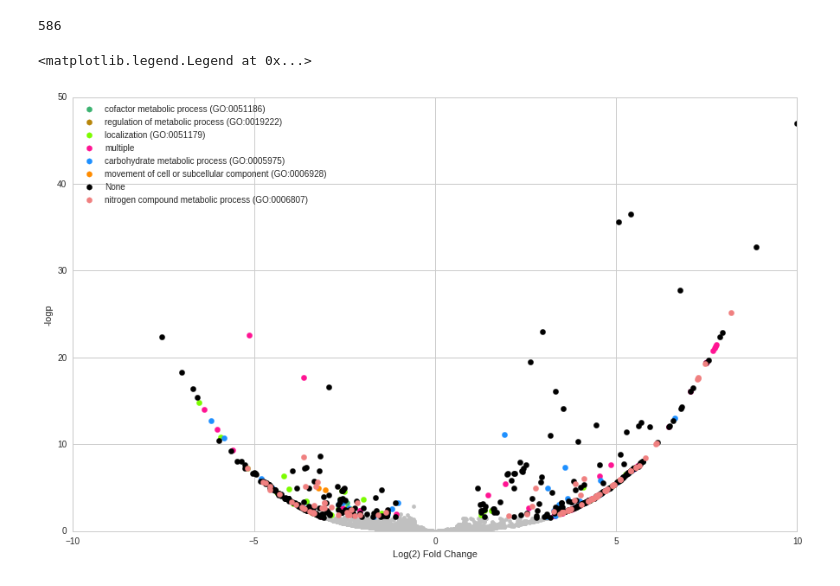
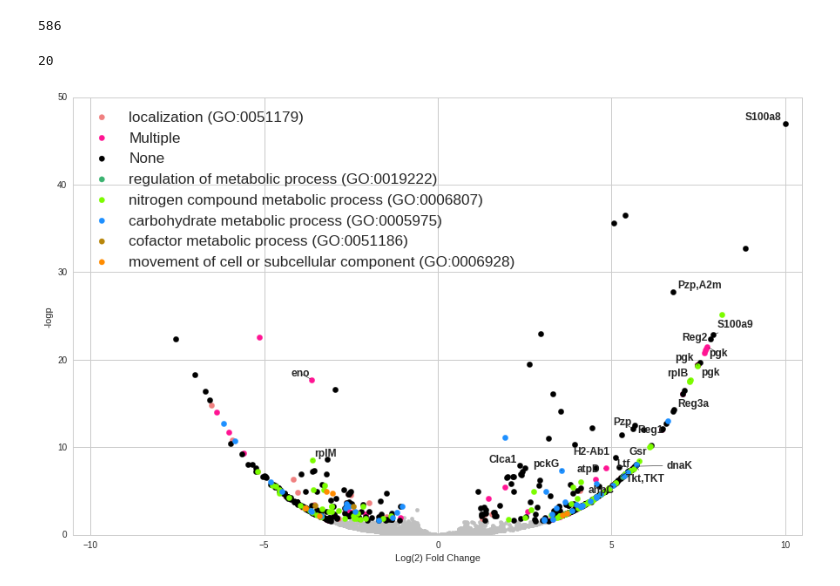
Before and after one commit to fagan2888/CM7_CM1E2d56col_unenr123_rawextract_2017, a Jupyter notebook: scripts/colored_volcano.ipynb, the cells around one changed output. Saved outputs shown, nothing was run; the diff lists cells and outputs as text; code cells hidden in the pictures.

```diff
--- a/scripts/colored_volcano.ipynb
+++ b/scripts/colored_volcano.ipynb
@@ -40,6 +56,6 @@ topgo = {'GO:0006928', 'GO:0051179', 'GO:0006807', 'GO:0005975', 'GO:0019222', '
 topgo_children = {k:get_all_children(k) for k in topgo}
 group_names = {x:"{} ({})".format(obodag.get(x).name, obodag.get(x).id) for x in topgo}
 group_names[None] = "None"
-group_names["multiple"] = "multiple"
+group_names["multiple"] = "Multiple"
 group_names
 # %% [output]
@@ -105,28 +117,34 @@ len(df_sig)
 # %%
 import seaborn as sns
 sns.set_style('whitegrid')
 fig = plt.figure(figsize=(15, 9))
 fig.set_tight_layout(False)
 ax = fig.add_subplot(111)
 
 # Plot the INsig points
 X = df_insig['log2FoldChange'].values
 Y = df_insig['-logp'].values
 ax.scatter(X, Y, color='silver', s=20)
 
 # Plot the sig points
 for color in set(df_sig['color']):
     X = df_sig[df_sig.color == color].log2FoldChange
     Y = df_sig[df_sig.color == color]['-logp']
     ax.scatter(X, Y, color=color, s=40, label=group_names[color_group[color]])
 
-
+texts = []
+X = df_sig['log2FoldChange'].values
+Y = df_sig['-logp'].values
+for name, x, y in zip(df['gn'], X, Y):
+    if abs(x) >= 1.5 and y >= 7 and name != '' and isinstance(name, str) and len(name)<10:
+        texts.append(plt.text(x, y, name, size = 12, weight='extra bold'))
 
 ax.xaxis.set_label_text("Log(2) Fold Change")
 ax.yaxis.set_label_text("-logp")
-ax.set_xlim(-10,10)
+ax.set_xlim(-10.5,10.5)
 ax.set_ylim(0,50)
-ax.legend(loc=2)
+ax.legend(loc=2, fontsize='x-large')
+adjust_text(texts, arrowprops=dict(arrowstyle="-", color='k', lw=0.5))
 # %% [output]
-<matplotlib.legend.Legend at 0x...>
+20
-[figure, old version]
+[figure, new version]
```
Also changed, not shown: parts of 5 cells of this notebook.
